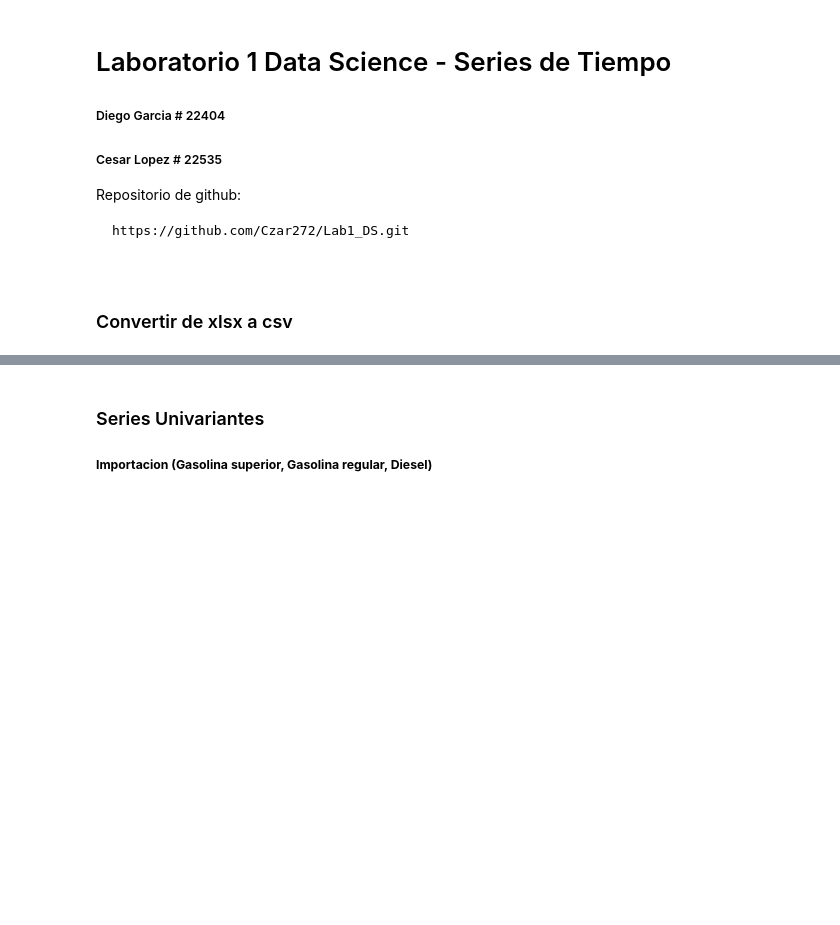
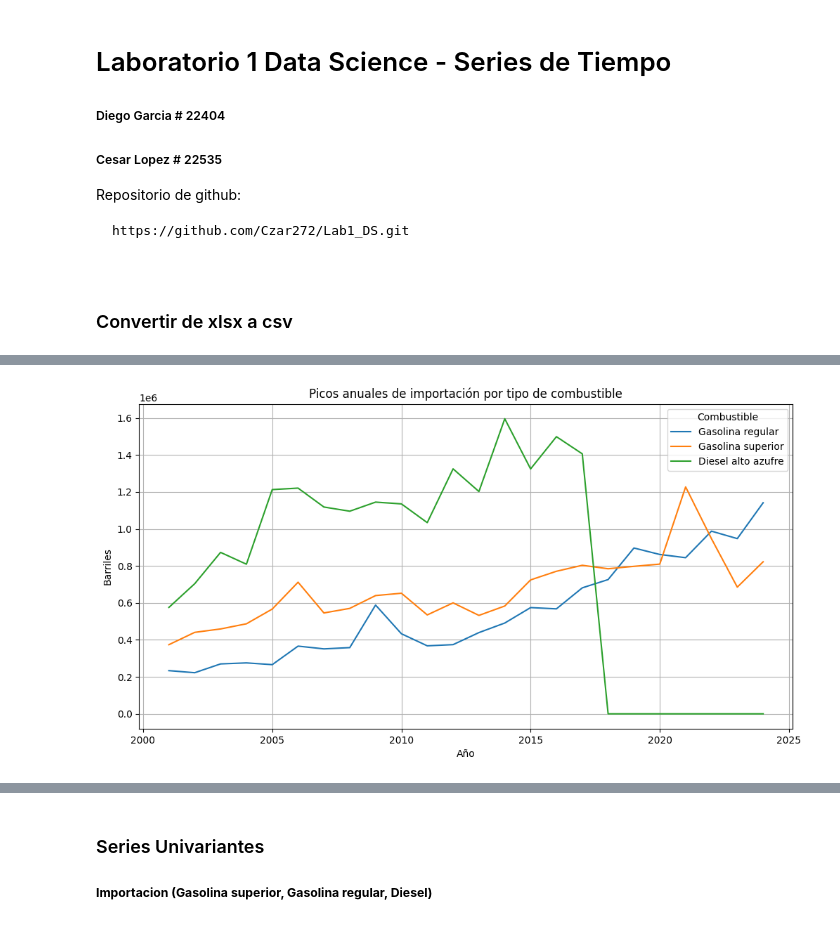
Before and after one commit to Czar272/Lab1_DS, a Jupyter notebook: main.ipynb, the cells around one changed output, grey strips where cells are left out. Cells and saved outputs as stored; diff of their text form; code cells hidden in the pictures; blank space fills up the shorter version.

```diff
--- a/main.ipynb
+++ b/main.ipynb
@@ -53,0 +95,14 @@ En este conjunto se detallan los productos derivados del petróleo que Guatemala
+# %%
+#Picos anuales por tipo de combustible
+importacion['Año'] = importacion['Fecha'].dt.year
+picos_imp = importacion.groupby('Año')[["Gasolina regular", "Gasolina superior", "Diesel alto azufre"]].max()
+
+picos_imp.plot(figsize=(12,6))
+plt.title('Picos anuales de importación por tipo de combustible')
+plt.ylabel('Barriles')
+plt.xlabel('Año')
+plt.grid(True)
+plt.legend(title="Combustible")
+plt.show()
+# %% [output]
+[figure, added]
```
Also changed, not shown: parts of 15 cells of this notebook, 4 other files.
